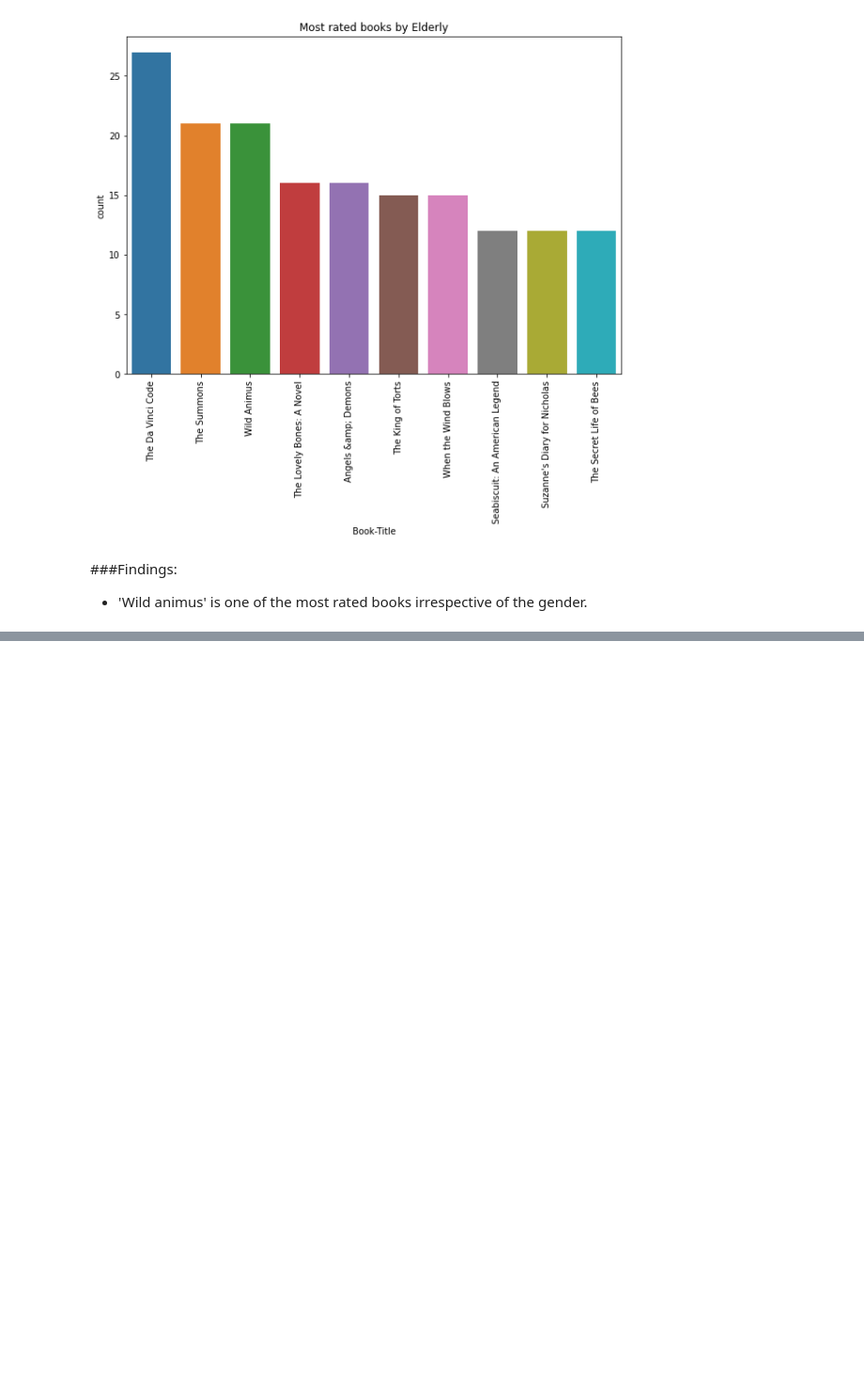
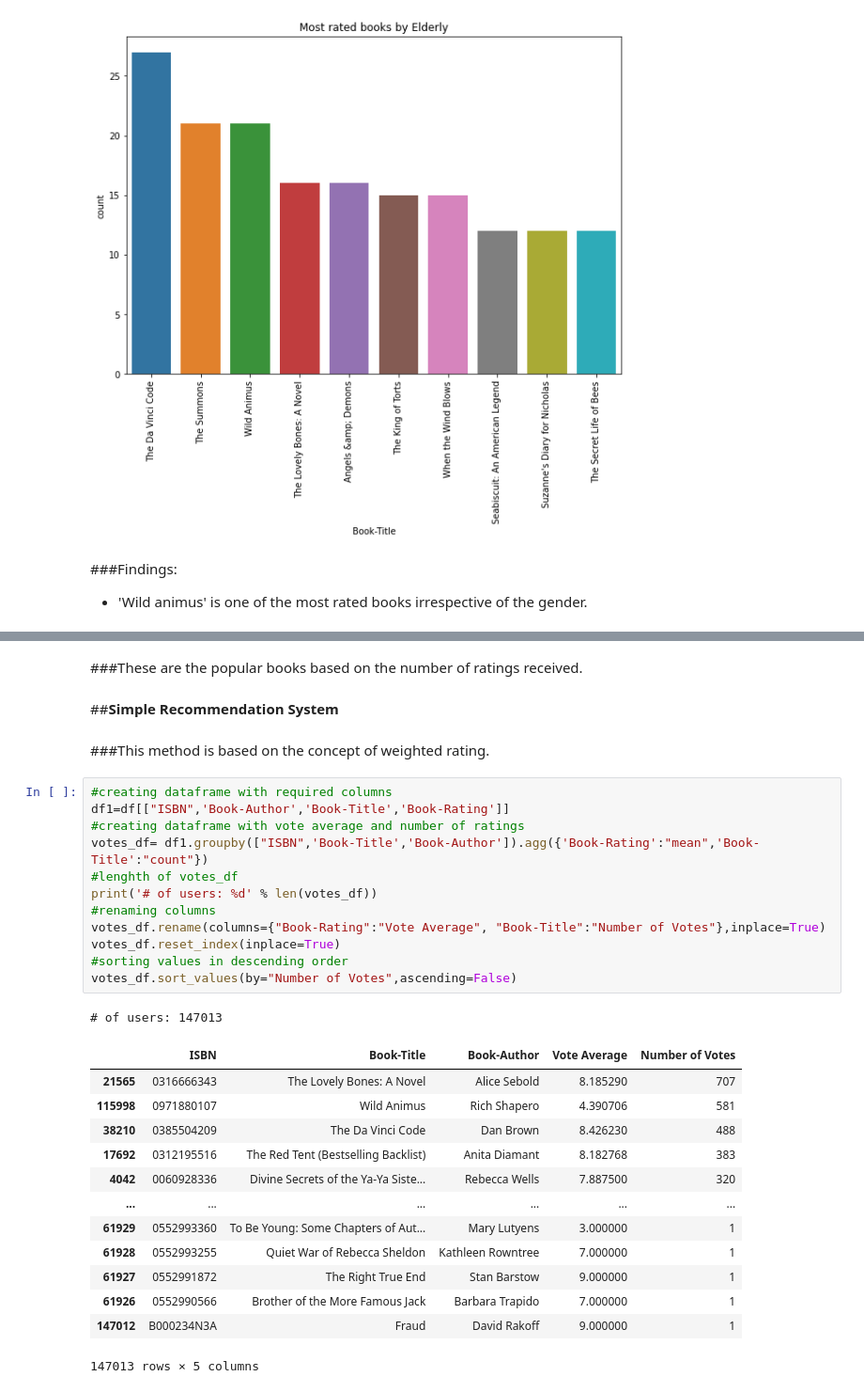
Before and after one commit to nivyathiruvoth/Book-Recommendation-System, a Jupyter notebook: Book_Recommendation_System.ipynb, the cells around one changed output, grey strips where cells are left out. Shown at 94% size. Cells and saved outputs as stored; diff of their text form; blank space fills up the shorter version.

```diff
--- a/Book_Recommendation_System.ipynb
+++ b/Book_Recommendation_System.ipynb
@@ -727,0 +759,33 @@ books_by_age_group(Elderly_df,'Most rated books by Elderly')
+# %% [markdown]
+###These are the popular books based on the number of ratings received.
+# %% [markdown]
+##**Simple Recommendation System**
+# %% [markdown]
+###This method is based on the concept of weighted rating.
+# %%
+#creating dataframe with required columns
+df1=df[["ISBN",'Book-Author','Book-Title','Book-Rating']]
+#creating dataframe with vote average and number of ratings
+votes_df= df1.groupby(["ISBN",'Book-Title','Book-Author']).agg({'Book-Rating':"mean",'Book-Title':"count"})
+#lenghth of votes_df
+print('# of users: %d' % len(votes_df))
+#renaming columns
+votes_df.rename(columns={"Book-Rating":"Vote Average", "Book-Title":"Number of Votes"},inplace=True)
+votes_df.reset_index(inplace=True)
+#sorting values in descending order
+votes_df.sort_values(by="Number of Votes",ascending=False)
+# %% [output]
+# of users: 147013
+|  | ISBN | Book-Title | Book-Author | Vote Average | Number of Votes |
+| 21565 | 0316666343 | The Lovely Bones: A Novel | Alice Sebold | 8.185290 | 707 |
+| 115998 | 0971880107 | Wild Animus | Rich Shapero | 4.390706 | 581 |
+| 38210 | 0385504209 | The Da Vinci Code | Dan Brown | 8.426230 | 488 |
+| 17692 | 0312195516 | The Red Tent (Bestselling Backlist) | Anita Diamant | 8.182768 | 383 |
+| 4042 | 0060928336 | Divine Secrets of the Ya-Ya Siste... | Rebecca Wells | 7.887500 | 320 |
+| ... | ... | ... | ... | ... | ... |
+| 61929 | 0552993360 | To Be Young: Some Chapters of Aut... | Mary Lutyens | 3.000000 | 1 |
+| 61928 | 0552993255 | Quiet War of Rebecca Sheldon | Kathleen Rowntree | 7.000000 | 1 |
+| 61927 | 0552991872 | The Right True End | Stan Barstow | 9.000000 | 1 |
+| 61926 | 0552990566 | Brother of the More Famous Jack | Barbara Trapido | 7.000000 | 1 |
+| 147012 | B000234N3A | Fraud | David Rakoff | 9.000000 | 1 |
+147013 rows × 5 columns
```
Also changed, not shown: parts of 13 cells of this notebook.
